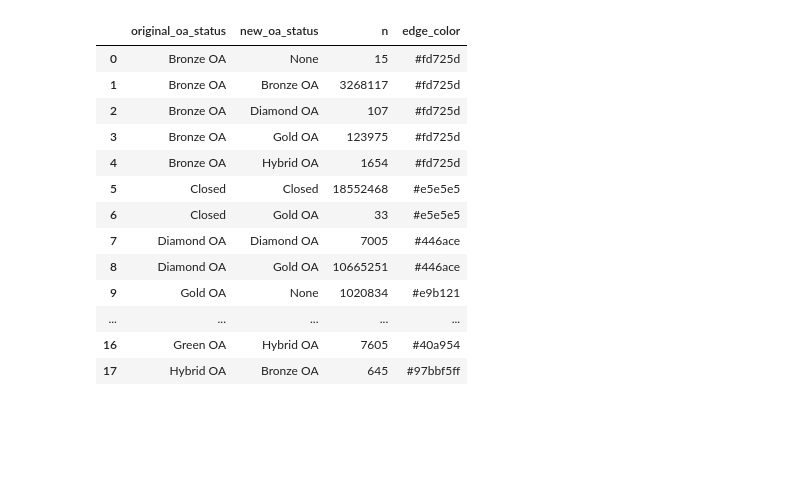
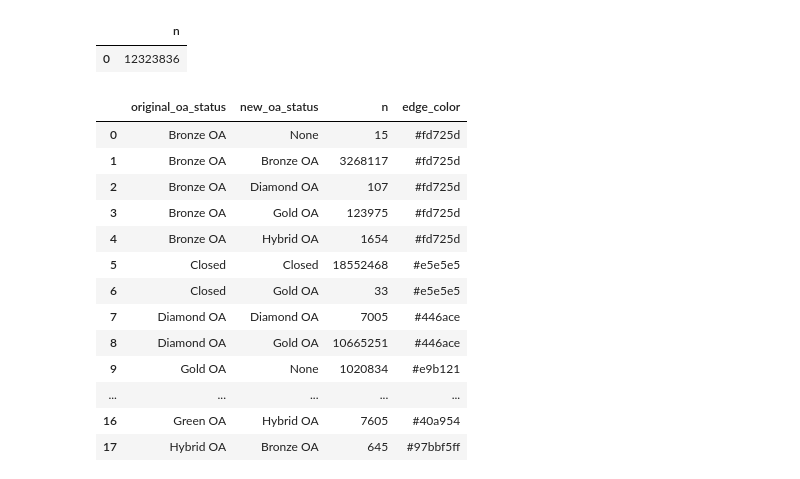
Before and after one commit to naustica/walden_oa, a Jupyter notebook: InteractiveSankey.ipynb, the cells around one changed output. Cells and saved outputs as stored; diff of their text form; code cells hidden in the pictures; blank space fills up the shorter version.

Commit message:
add count

```diff
--- a/InteractiveSankey.ipynb
+++ b/InteractiveSankey.ipynb
@@ -14,6 +14,33 @@ hv.extension('bokeh')
 [interactive output not drawn]
 # %%
 client = bigquery.Client(project='subugoe-collaborative')
+# %%
+df_diff = client.query(f"""
+                    SELECT COUNT(DISTINCT(doi)) AS n
+                    FROM (
+                      SELECT doi,
+                            original_oa_status,
+                            CASE
+                                WHEN best_oa_location_is_oa IS NULL THEN 'closed'
+                                WHEN best_oa_location_source_type='repository' THEN 'green'
+                                WHEN (best_oa_location_source_is_in_doaj=TRUE OR best_oa_location_source_is_oa=TRUE) AND apc_list_value=0 THEN 'diamond'
+                                WHEN (best_oa_location_source_is_in_doaj=TRUE OR best_oa_location_source_is_oa=TRUE) THEN 'gold'
+                                WHEN (best_oa_location_source_is_in_doaj=FALSE AND best_oa_location_source_is_oa=FALSE)
+                                    AND best_oa_location_license IS NOT NULL THEN 'hybrid'
+                                WHEN (best_oa_location_source_is_in_doaj=FALSE AND best_oa_location_source_is_oa=FALSE)
+                                    AND best_oa_location_license IS NULL THEN 'bronze'
+                                ELSE 'None'
+                                END
+                            AS new_oa_status
+                      FROM subugoe-collaborative.resources.walden_oa_articles_18_25
+                    )
+                    WHERE original_oa_status != new_oa_status
+                  """).to_dataframe()
+# %%
+df_diff
+# %% [output]
+|  | n |
+| 0 | 12323836 |
 # %%
 df = client.query(f"""
                   SELECT COUNT(DISTINCT(doi)) AS n,
```
